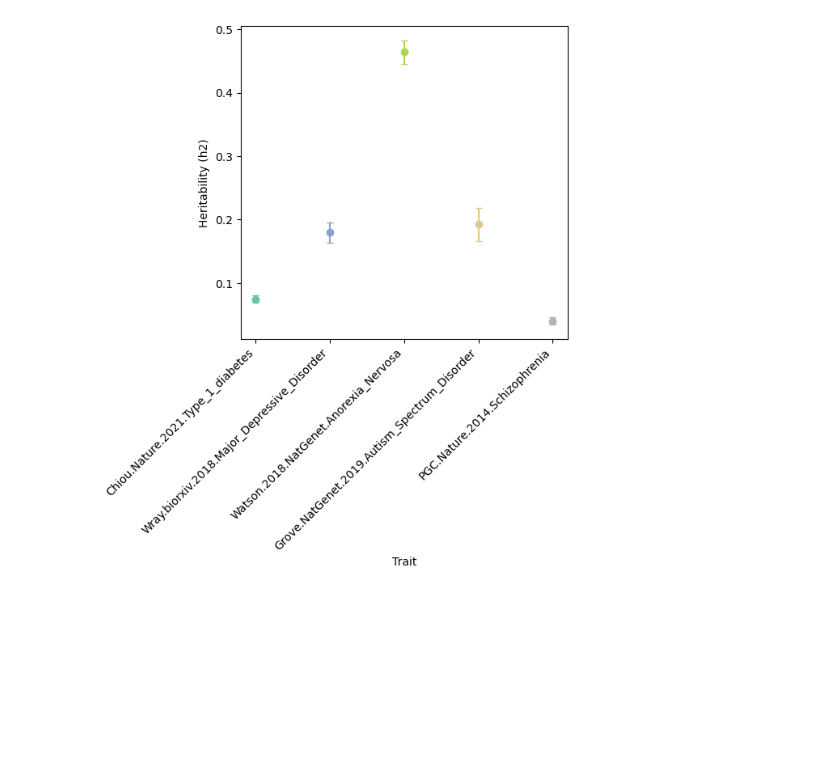
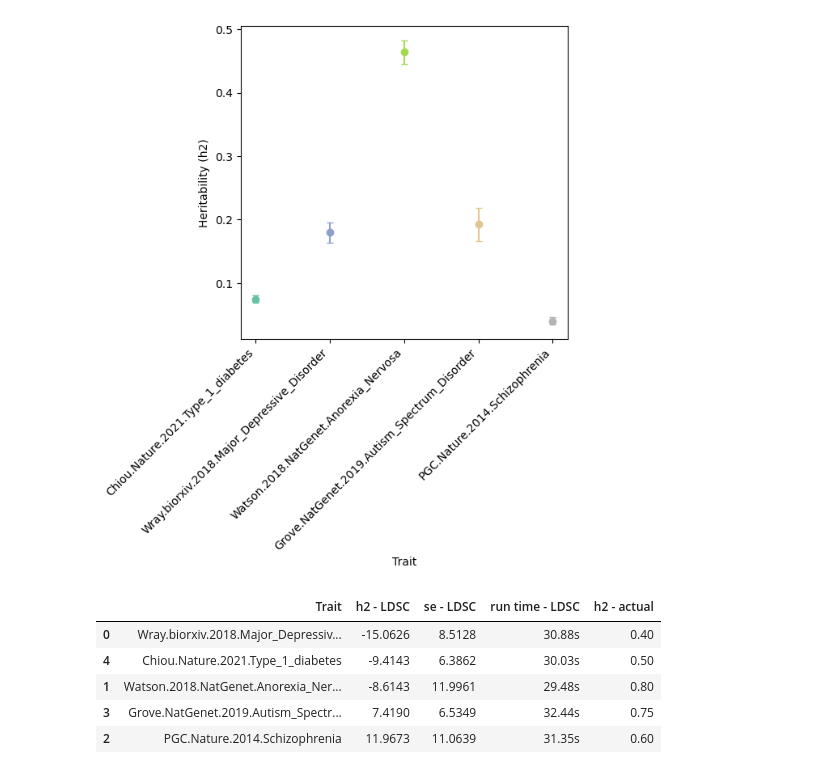
Before and after one commit to maddie1231/CSE-284-Final-Project, a Jupyter notebook: notebooks/06.plot_ldsc.ipynb, the cells around one changed output. Cells and saved outputs as stored; diff of their text form; code cells hidden in the pictures; blank space fills up the shorter version.

```diff
--- a/notebooks/06.plot_ldsc.ipynb
+++ b/notebooks/06.plot_ldsc.ipynb
@@ -39,0 +45,9 @@ plt.show()
+# %%
+ldsc_chr_df.head()
+# %% [output]
+|  | Trait | h2 - LDSC | se - LDSC | run time - LDSC | h2 - actual |
+| 0 | Wray.biorxiv.2018.Major_Depressiv... | -15.0626 | 8.5128 | 30.88s | 0.40 |
+| 4 | Chiou.Nature.2021.Type_1_diabetes | -9.4143 | 6.3862 | 30.03s | 0.50 |
+| 1 | Watson.2018.NatGenet.Anorexia_Ner... | -8.6143 | 11.9961 | 29.48s | 0.80 |
+| 3 | Grove.NatGenet.2019.Autism_Spectr... | 7.4190 | 6.5349 | 32.44s | 0.75 |
+| 2 | PGC.Nature.2014.Schizophrenia | 11.9673 | 11.0639 | 31.35s | 0.60 |
```
Also changed, not shown: parts of 4 cells of this notebook, 2 other files.
